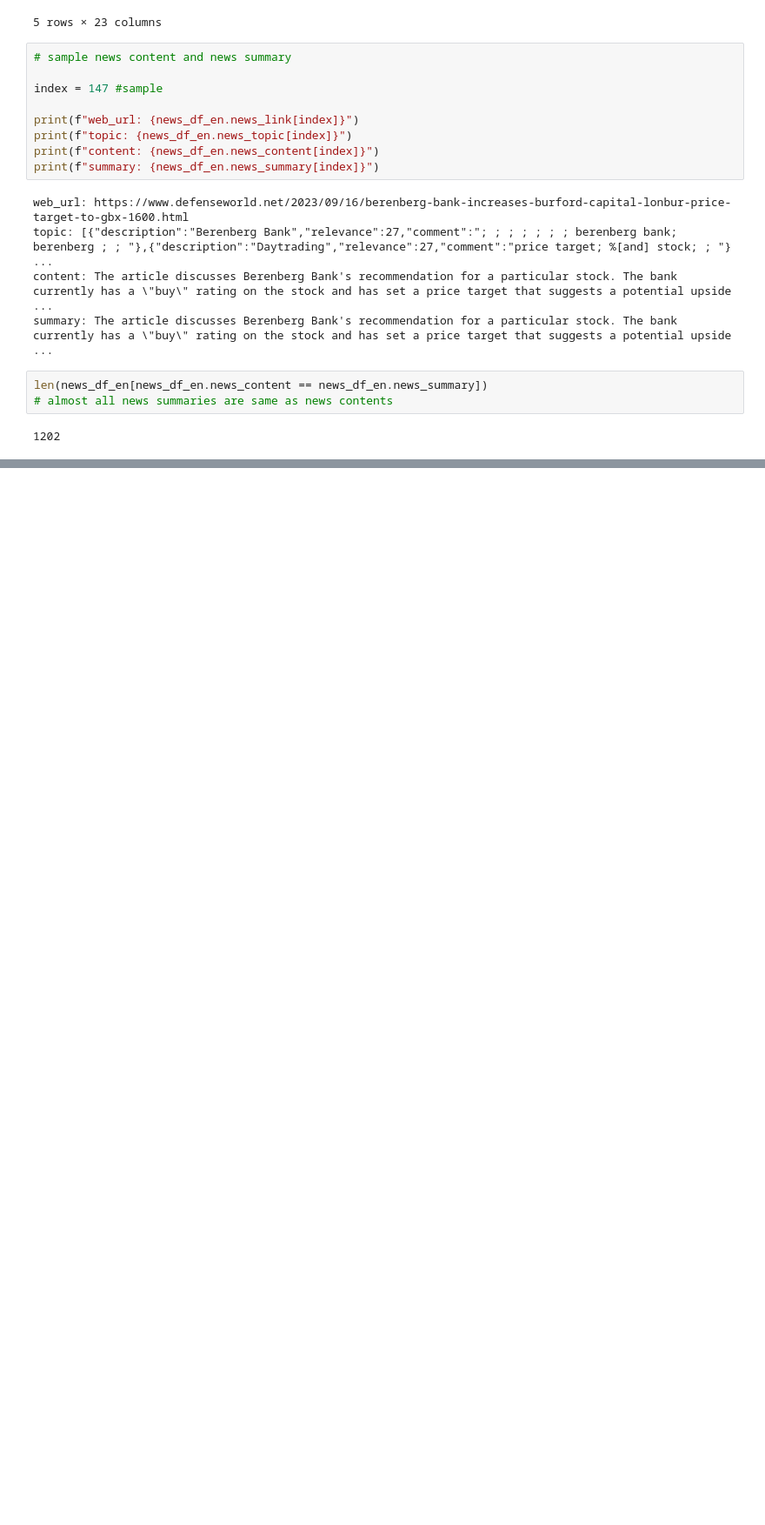
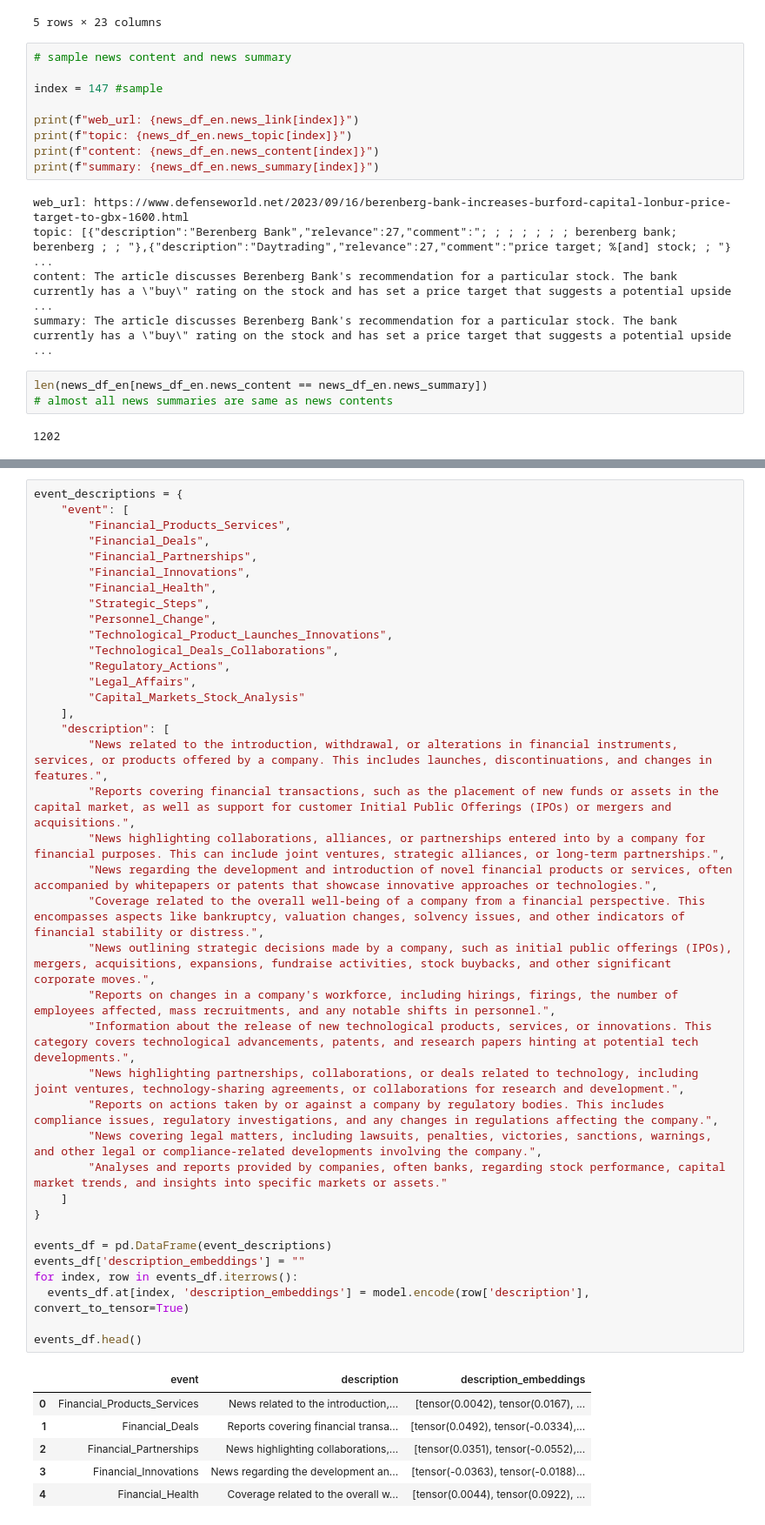
Before and after one commit to neelblabla/nlp_for_analysing_news_signals, a Jupyter notebook: 2_picking_signals_from_news_content/signals_in_news_content.ipynb, the cells around one changed output, grey strips where cells are left out. Shown: that part at 87% size. Cells and saved outputs as stored; diff of their text form; blank space fills up the shorter version.

```diff
--- a/2_picking_signals_from_news_content/signals_in_news_content.ipynb
+++ b/2_picking_signals_from_news_content/signals_in_news_content.ipynb
@@ -219,3 +179,48 @@ events_df.head()
+# %%
+event_descriptions = {
+    "event": [
+        "Financial_Products_Services",
+        "Financial_Deals",
+        "Financial_Partnerships",
+        "Financial_Innovations",
+        "Financial_Health",
+        "Strategic_Steps",
+        "Personnel_Change",
+        "Technological_Product_Launches_Innovations",
+        "Technological_Deals_Collaborations",
+        "Regulatory_Actions",
+        "Legal_Affairs",
+        "Capital_Markets_Stock_Analysis"
+    ],
+    "description": [
+        "News related to the introduction, withdrawal, or alterations in financial instruments, services, or products offered by a company. This includes launches, discontinuations, and changes in features.",
+        "Reports covering financial transactions, such as the placement of new funds or assets in the capital market, as well as support for customer Initial Public Offerings (IPOs) or mergers and acquisitions.",
+        "News highlighting collaborations, alliances, or partnerships entered into by a company for financial purposes. This can include joint ventures, strategic alliances, or long-term partnerships.",
+        "News regarding the development and introduction of novel financial products or services, often accompanied by whitepapers or patents that showcase innovative approaches or technologies.",
+        "Coverage related to the overall well-being of a company from a financial perspective. This encompasses aspects like bankruptcy, valuation changes, solvency issues, and other indicators of financial stability or distress.",
+        "News outlining strategic decisions made by a company, such as initial public offerings (IPOs), mergers, acquisitions, expansions, fundraise activities, stock buybacks, and other significant corporate moves.",
+        "Reports on changes in a company's workforce, including hirings, firings, the number of employees affected, mass recruitments, and any notable shifts in personnel.",
+        "Information about the release of new technological products, services, or innovations. This category covers technological advancements, patents, and research papers hinting at potential tech developments.",
+        "News highlighting partnerships, collaborations, or deals related to technology, including joint ventures, technology-sharing agreements, or collaborations for research and development.",
+        "Reports on actions taken by or against a company by regulatory bodies. This includes compliance issues, regulatory investigations, and any changes in regulations affecting the company.",
+        "News covering legal matters, including lawsuits, penalties, victories, sanctions, warnings, and other legal or compliance-related developments involving the company.",
+        "Analyses and reports provided by companies, often banks, regarding stock performance, capital market trends, and insights into specific markets or assets."
+    ]
+}
+
+events_df = pd.DataFrame(event_descriptions)
+events_df['description_embeddings'] = ""
+for index, row in events_df.iterrows():
+  events_df.at[index, 'description_embeddings'] = model.encode(row['description'], convert_to_tensor=True)
+
+events_df.head()
+# %% [output]
+|  | event | description | description_embeddings |
+| 0 | Financial_Products_Services | News related to the introduction,... | [tensor(0.0042), tensor(0.0167), ... |
+| 1 | Financial_Deals | Reports covering financial transa... | [tensor(0.0492), tensor(-0.0334),... |
+| 2 | Financial_Partnerships | News highlighting collaborations,... | [tensor(0.0351), tensor(-0.0552),... |
+| 3 | Financial_Innovations | News regarding the development an... | [tensor(-0.0363), tensor(-0.0188)... |
+| 4 | Financial_Health | Coverage related to the overall w... | [tensor(0.0044), tensor(0.0922), ... |
 # %%
 columns = ['id', 'news_date', 'news_title', 'news_content', 'companies_in_news']
 news_df_en_concise = news_df_en[columns]
```
Also changed, not shown: parts of 8 cells of this notebook, 1 other file.
